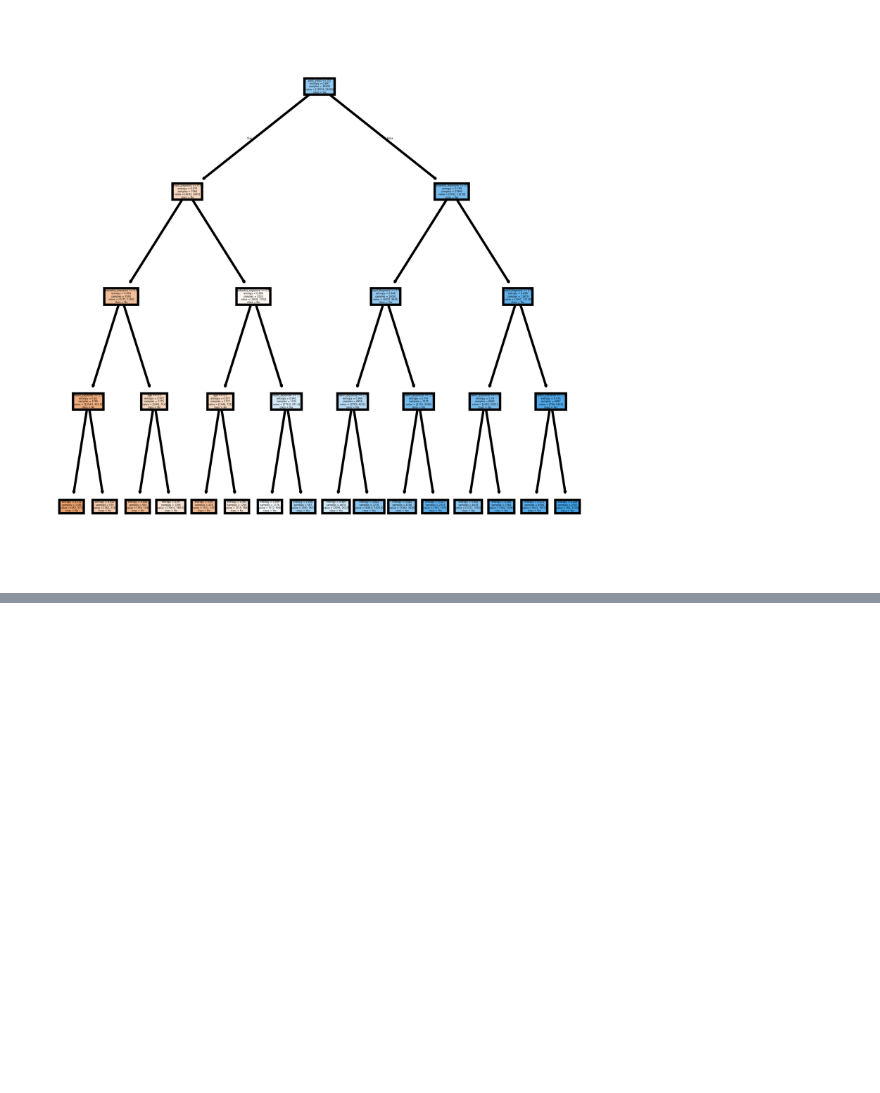
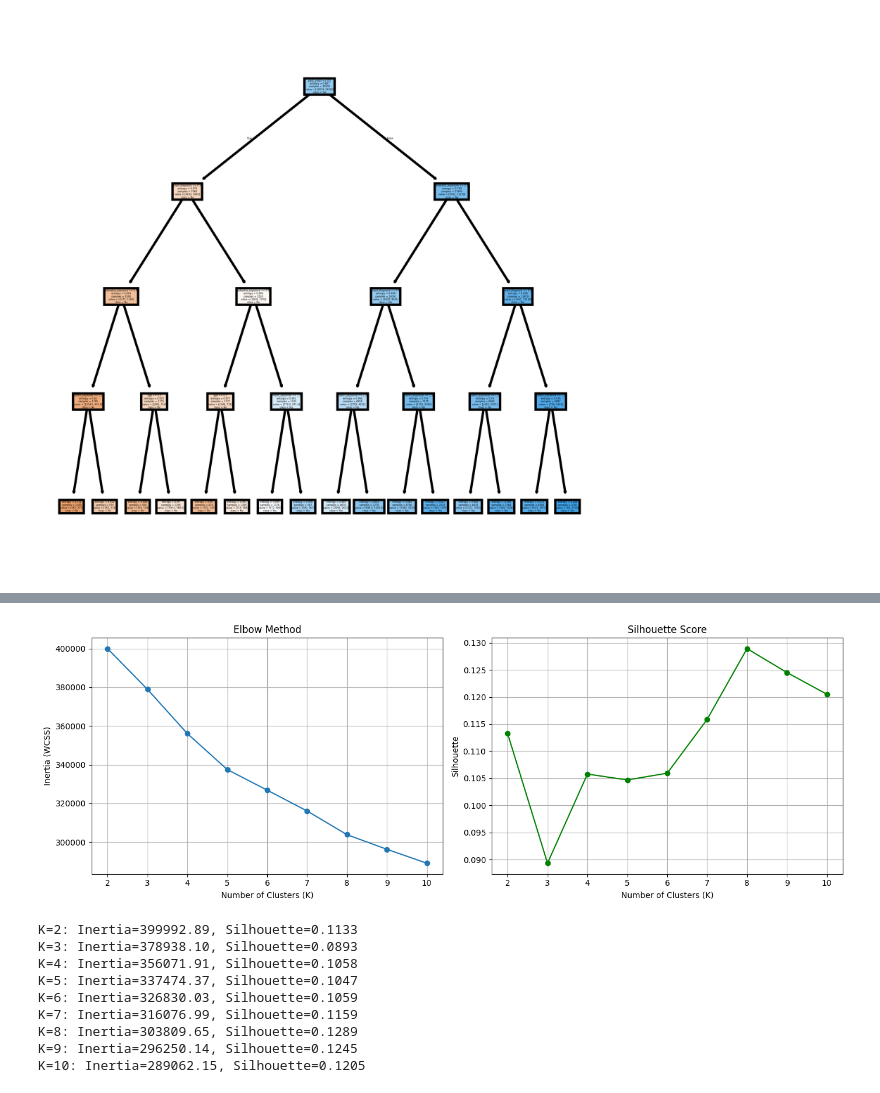
Before and after one commit to Alanoudhud/DataMining-Project, a Jupyter notebook: Reports/Phase3.ipynb, the cells around one changed output, grey strips where cells are left out. Saved outputs shown, nothing was run; the diff lists cells and outputs as text; code cells hidden in the pictures; blank space fills up the shorter version.

```diff
--- a/Reports/Phase3.ipynb
+++ b/Reports/Phase3.ipynb
@@ -274,0 +282,6 @@ plt.show()
+# %%
+import pandas as pd
+
+df = pd.read_csv("lung_cancer_preprocessed.csv")
+print(df.shape)
+df.head()
@@ -274,0 +358,5 @@ plt.show()
+# %%
+scaler = StandardScaler()
+X_scaled = scaler.fit_transform(X)
+
+print("Shape of X_scaled:", X_scaled.shape)
@@ -274,0 +374,60 @@ plt.show()
+# %%
+from sklearn.cluster import KMeans
+from sklearn.metrics import silhouette_score
+import matplotlib.pyplot as plt
+
+inertia = []
+sil_scores = []
+
+K_range = range(2, 11)
+
+for k in K_range:
+    kmeans = KMeans(n_clusters=k, random_state=42, n_init=10)
+    labels = kmeans.fit_predict(X_scaled)
+
+    # Use full data for inertia (cheap)
+    inertia.append(kmeans.inertia_)
+
+    # Use only a sample of points for silhouette (expensive)
+    score = silhouette_score(
+        X_scaled, labels,
+        metric='euclidean',
+        sample_size=3000,
+        random_state=42
+    )
+    sil_scores.append(score)
+
+plt.figure(figsize=(14, 5))
+
+# Elbow plot
+plt.subplot(1, 2, 1)
+plt.plot(K_range, inertia, marker='o')
+plt.title("Elbow Method")
+plt.xlabel("Number of Clusters (K)")
+plt.ylabel("Inertia (WCSS)")
+plt.grid(True)
+
+# Silhouette plot
+plt.subplot(1, 2, 2)
+plt.plot(K_range, sil_scores, marker='o', color='green')
+plt.title("Silhouette Score")
+plt.xlabel("Number of Clusters (K)")
+plt.ylabel("Silhouette")
+plt.grid(True)
+
+plt.tight_layout()
+plt.show()
+
+for k, w, s in zip(K_range, inertia, sil_scores):
+    print(f"K={k}: Inertia={w:.2f}, Silhouette={s:.4f}")
+# %% [output]
+[figure, added]
+K=2: Inertia=399992.89, Silhouette=0.1133
+K=3: Inertia=378938.10, Silhouette=0.0893
+K=4: Inertia=356071.91, Silhouette=0.1058
+K=5: Inertia=337474.37, Silhouette=0.1047
+K=6: Inertia=326830.03, Silhouette=0.1059
+K=7: Inertia=316076.99, Silhouette=0.1159
+K=8: Inertia=303809.65, Silhouette=0.1289
+K=9: Inertia=296250.14, Silhouette=0.1245
+K=10: Inertia=289062.15, Silhouette=0.1205
```
Also changed, not shown: parts of 16 cells of this notebook.
